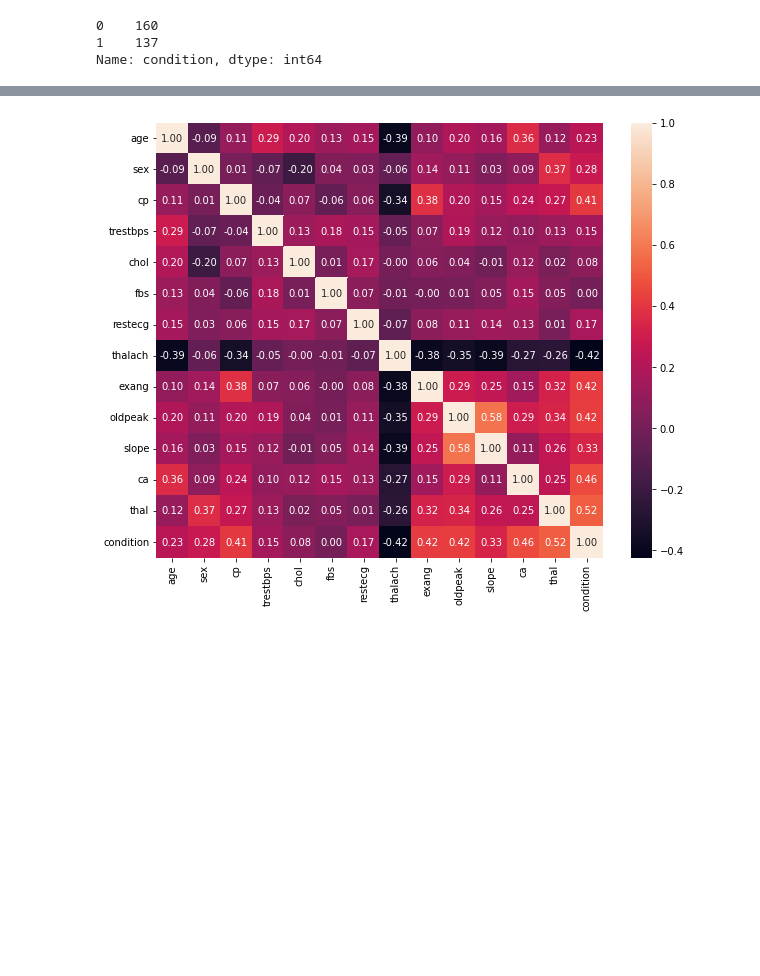
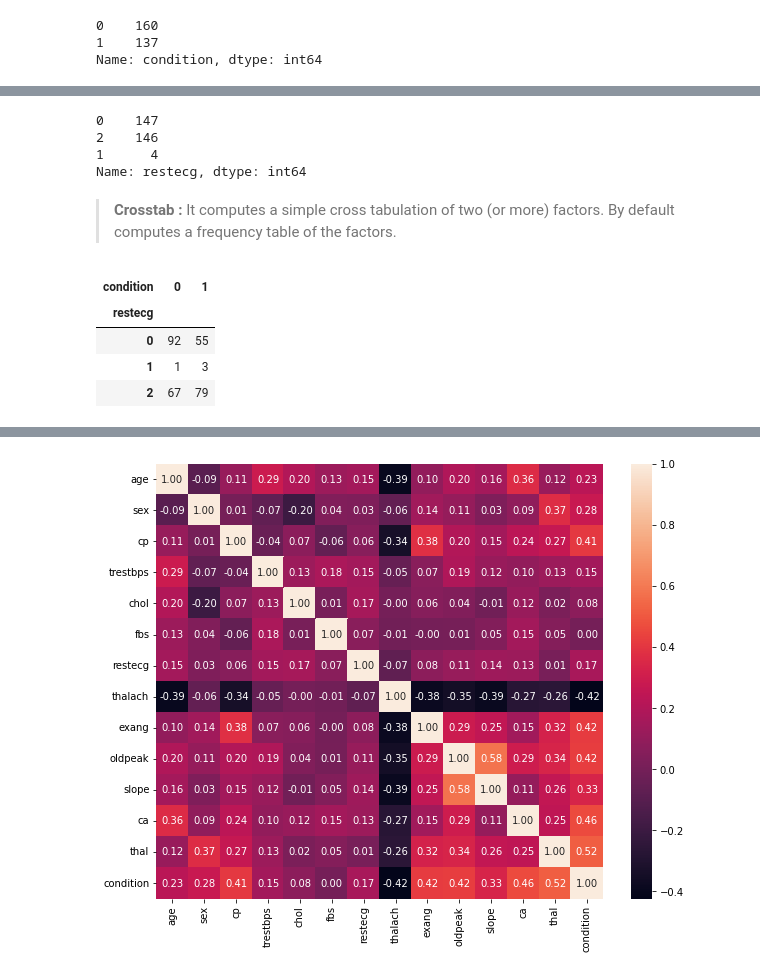
Before and after one commit to badl7/heart_disease-ML_project, a Jupyter notebook: proje1.ipynb, the cells around one changed output, grey strips where cells are left out. Cells and saved outputs as stored; diff of their text form; code cells hidden in the pictures; blank space fills up the shorter version.

```diff
--- a/proje1.ipynb
+++ b/proje1.ipynb
@@ -77,0 +129,19 @@ df.describe().T
+# %%
+df['restecg'].value_counts()
+# %% [output]
+0    147
+2    146
+1      4
+Name: restecg, dtype: int64
+# %% [markdown]
+
+
+> **Crosstab :** It computes a simple cross tabulation of two (or more) factors. By default computes a frequency table of the factors.
+# %%
+pd.crosstab(df['restecg'],df['condition'])
+# %% [output]
+| condition | 0 | 1 |
+| restecg |  |  |
+| 0 | 92 | 55 |
+| 1 | 1 | 3 |
+| 2 | 67 | 79 |
```
Also changed, not shown: parts of 19 cells of this notebook.
